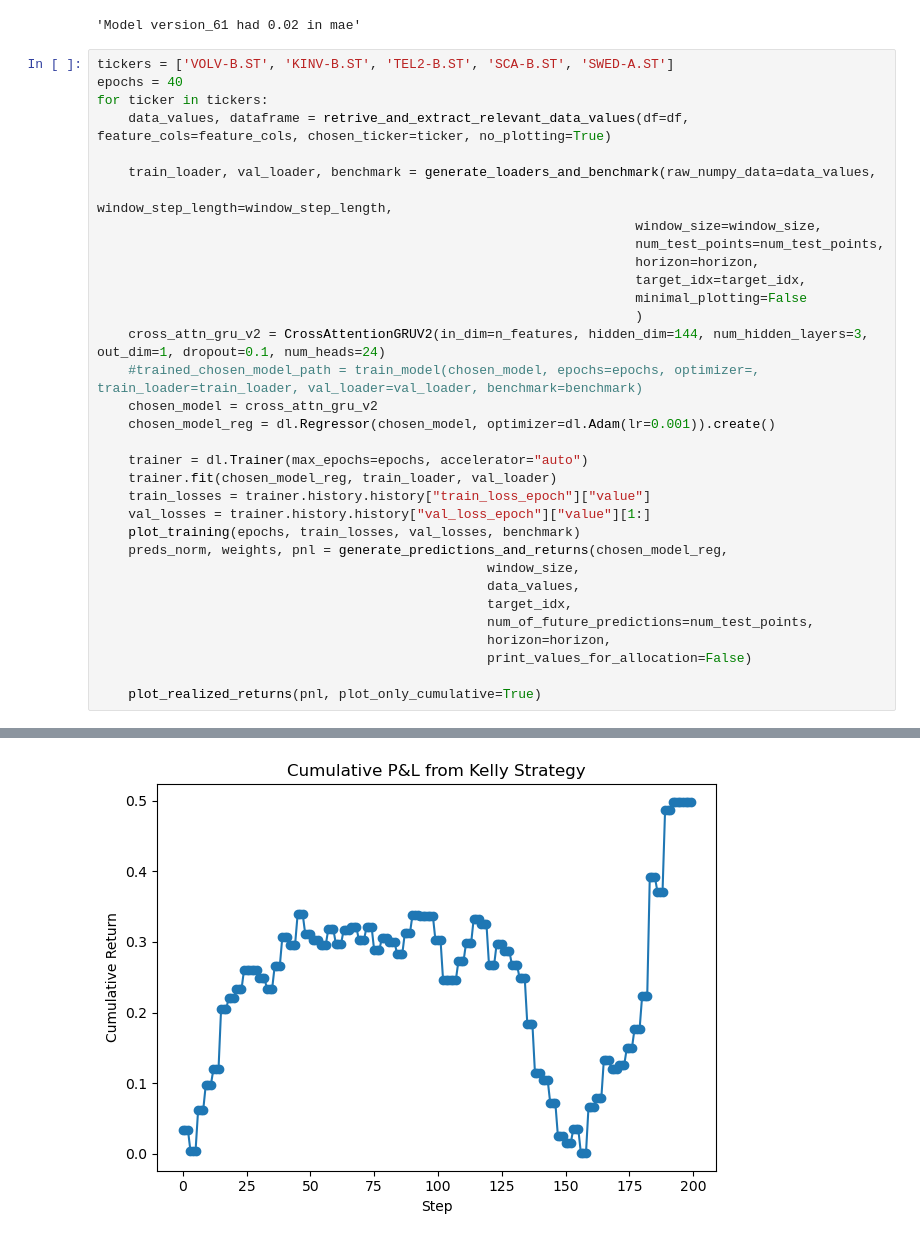
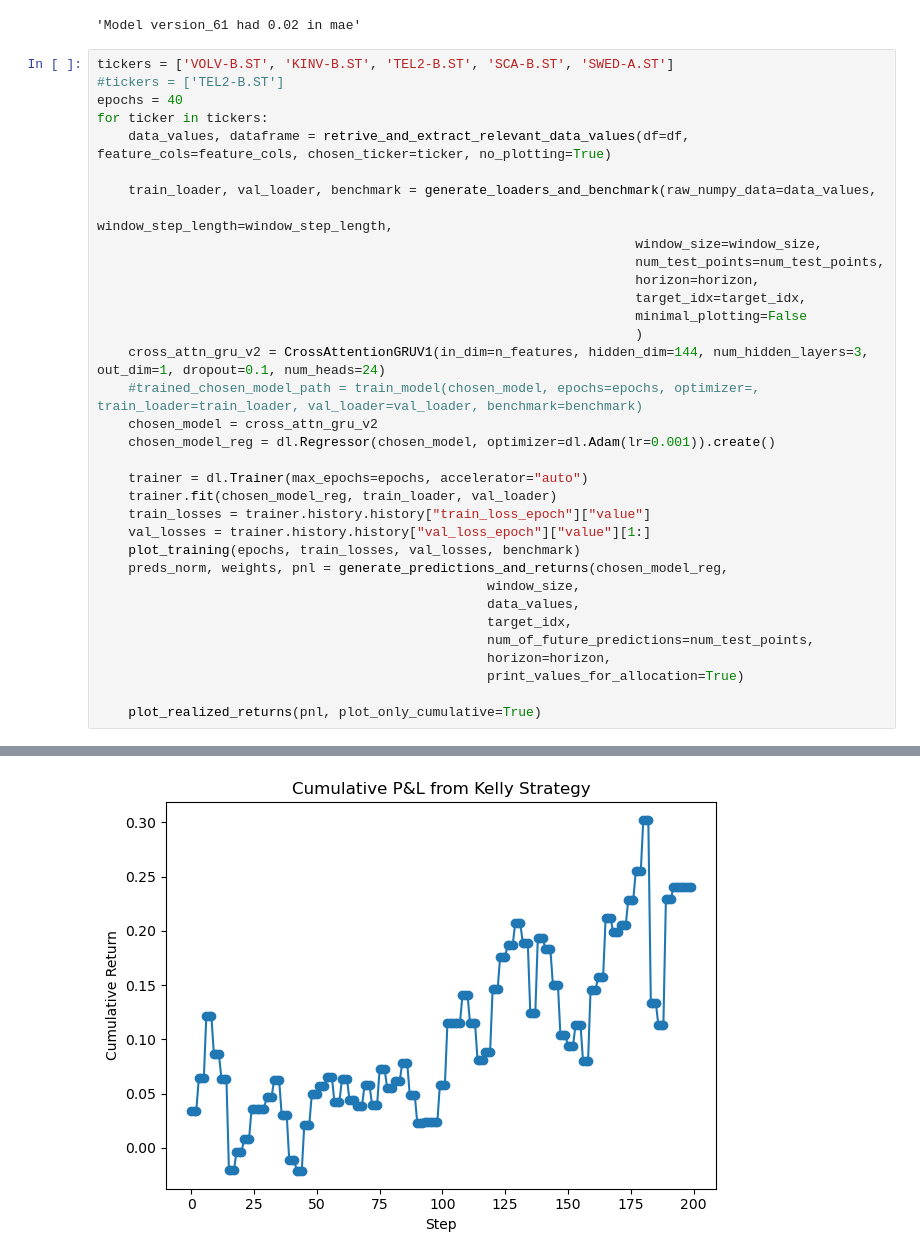
Before and after one commit to peogradin/Project-AMLNN, a Jupyter notebook: run_models.ipynb, the cells around one changed output, grey strips where cells are left out. Cells and saved outputs as stored; diff of their text form.

```diff
--- a/run_models.ipynb
+++ b/run_models.ipynb
@@ -230,6 +230,7 @@ print(pnl)
 'Model version_61 had 0.02 in mae'
 # %%
 tickers = ['VOLV-B.ST', 'KINV-B.ST', 'TEL2-B.ST', 'SCA-B.ST', 'SWED-A.ST']
+#tickers = ['TEL2-B.ST']
 epochs = 40
 for ticker in tickers:
     data_values, dataframe = retrive_and_extract_relevant_data_values(df=df, feature_cols=feature_cols, chosen_ticker=ticker, no_plotting=True)
@@ -242,7 +243,7 @@ for ticker in tickers:
                                                                      target_idx=target_idx,
                                                                      minimal_plotting=False
                                                                      )
-    cross_attn_gru_v2 = CrossAttentionGRUV2(in_dim=n_features, hidden_dim=144, num_hidden_layers=3, out_dim=1, dropout=0.1, num_heads=24)
+    cross_attn_gru_v2 = CrossAttentionGRUV1(in_dim=n_features, hidden_dim=144, num_hidden_layers=3, out_dim=1, dropout=0.1, num_heads=24)
     #trained_chosen_model_path = train_model(chosen_model, epochs=epochs, optimizer=, train_loader=train_loader, val_loader=val_loader, benchmark=benchmark)
     chosen_model = cross_attn_gru_v2
     chosen_model_reg = dl.Regressor(chosen_model, optimizer=dl.Adam(lr=0.001)).create()
@@ -258,7 +259,7 @@ for ticker in tickers:
                                                   target_idx,
                                                   num_of_future_predictions=num_test_points,
                                                   horizon=horizon,
-                                                  print_values_for_allocation=False)
+                                                  print_values_for_allocation=True)
 
     plot_realized_returns(pnl, plot_only_cumulative=True)
 # %% [output]
@@ -313 +345 @@ test data shape torch.Size([200, 11])
-[figure, old version]
+[figure, new version]
```
Also changed, not shown: parts of 1 cell of this notebook, 16 other files.
